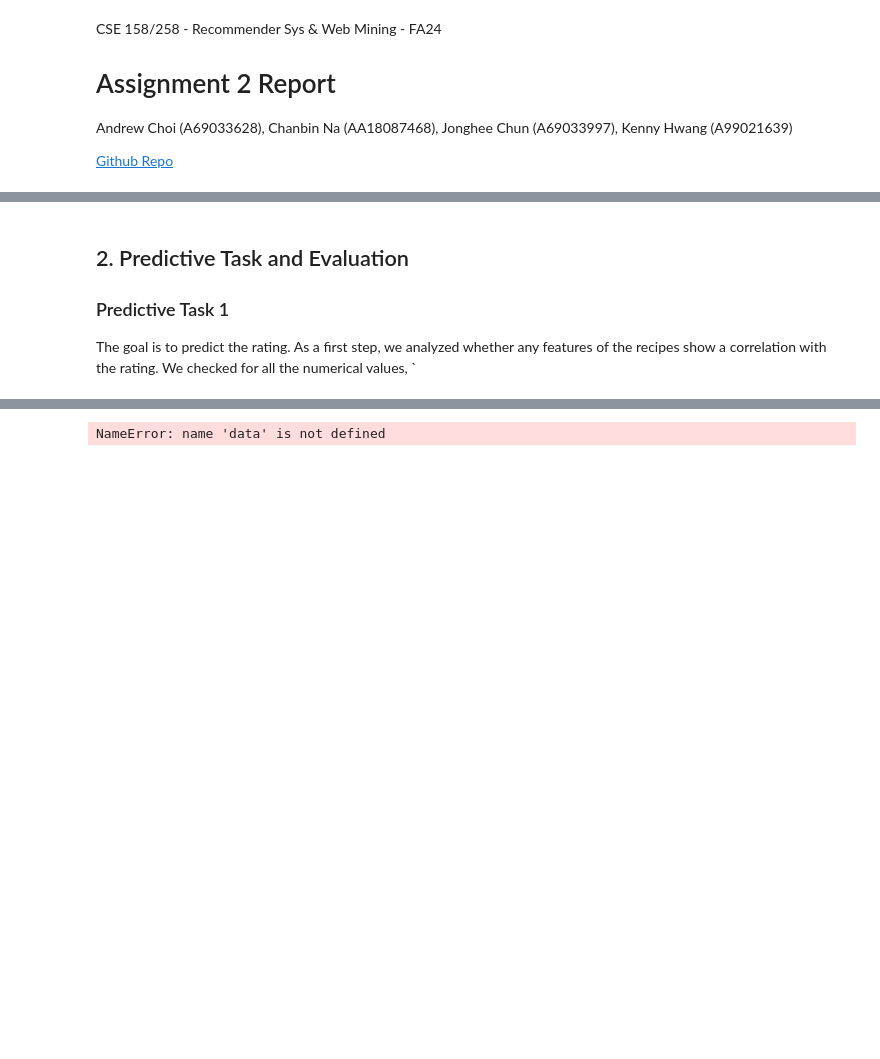
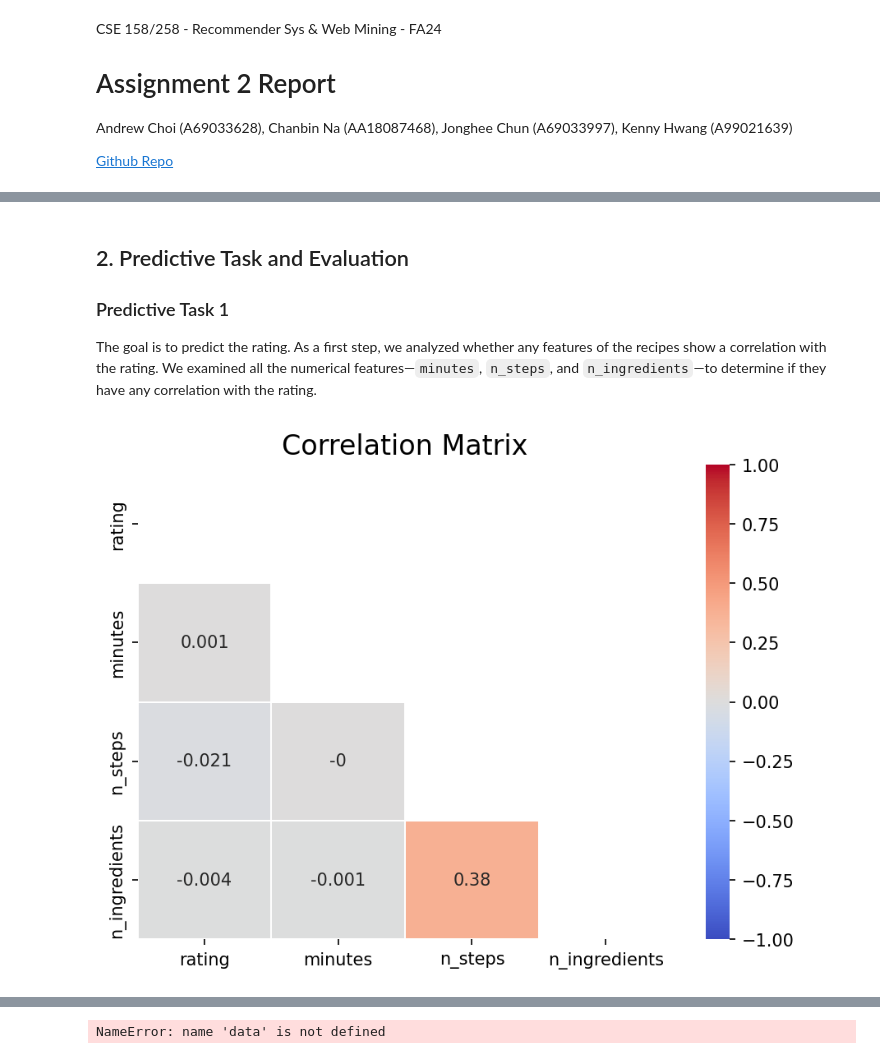
Before and after one commit to cjychoi/cse258-fa24, a Jupyter notebook: CSE158_258-Assignment2_Report.ipynb, the cells around one changed output, grey strips where cells are left out. Saved outputs shown, nothing was run; the diff lists cells and outputs as text; code cells hidden in the pictures; blank space fills up the shorter version.

```diff
--- a/CSE158_258-Assignment2_Report.ipynb
+++ b/CSE158_258-Assignment2_Report.ipynb
@@ -60,4 +60,43 @@ We have summarized the properites of the dataset and was able to retrieve the fo
 
 ### Predictive Task 1
 
-The goal is to predict the rating. As a first step, we analyzed whether any features of the recipes show a correlation with the rating. We checked for all the numerical values, `
+The goal is to predict the rating. As a first step, we analyzed whether any features of the recipes show a correlation with the rating. We examined all the numerical features—`minutes`, `n_steps`, and `n_ingredients`—to determine if they have any correlation with the rating.
+# %%
+import pandas as pd
+import numpy as np
+import matplotlib.pyplot as plt
+import seaborn as sns
+from sklearn.preprocessing import LabelEncoder
+from sklearn.linear_model import LinearRegression
+from sklearn.metrics import r2_score
+
+# Load the datasets
+recipes = pd.read_csv('RAW_recipes_textProc_VecTag(th=5)_VecIng(th=500).csv')
+interactions = pd.read_csv('RAW_interactions_textProc.csv')
+
+# Rename and merge datasets on 'recipe_id'
+recipes = recipes.rename(columns={'id': 'recipe_id'})
+data = interactions.merge(recipes, on='recipe_id')
+
+# Encode 'user_id' using LabelEncoder
+user_encoder = LabelEncoder()
+data['user_id'] = user_encoder.fit_transform(data['user_id'])
+
+# Prepare the features for correlation matrix
+corr_columns = [
+    'rating', 'minutes', 'n_steps', 'n_ingredients'
+]
+data_filtered = data[corr_columns]
+data_filtered = data_filtered.dropna()  # Drop rows with missing values
+
+# Calculate correlation matrix
+corr_matrix = data_filtered.corr().round(3)
+
+# Plot the correlation matrix
+mask = np.triu(np.ones_like(corr_matrix, dtype=bool))
+plt.figure(figsize=(7, 5), dpi=150)
+sns.heatmap(corr_matrix, vmin=-1, vmax=1, linewidths=.2, center=0.0, mask=mask, annot=True, cmap='coolwarm')
+plt.title("Correlation Matrix", fontsize=16)
+plt.show()
+# %% [output]
+[figure, added]
```
Also changed, not shown: parts of 2 cells of this notebook.
